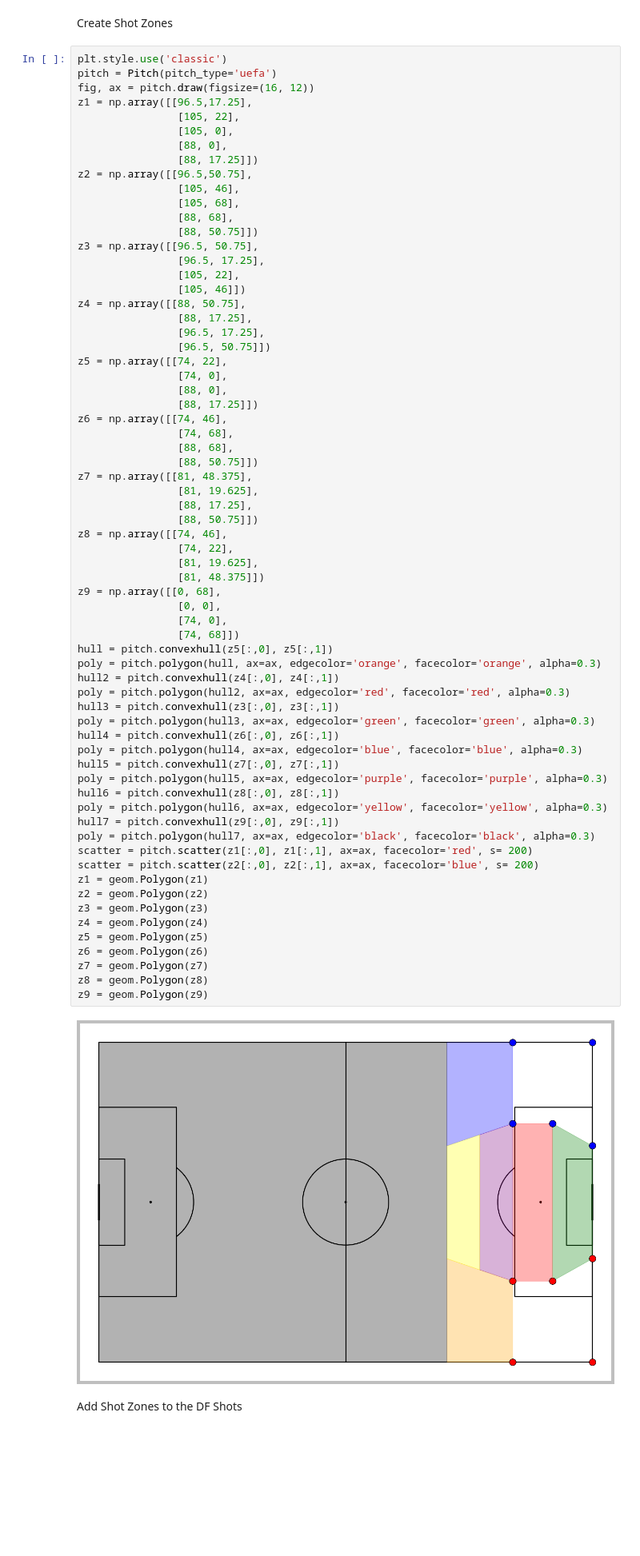
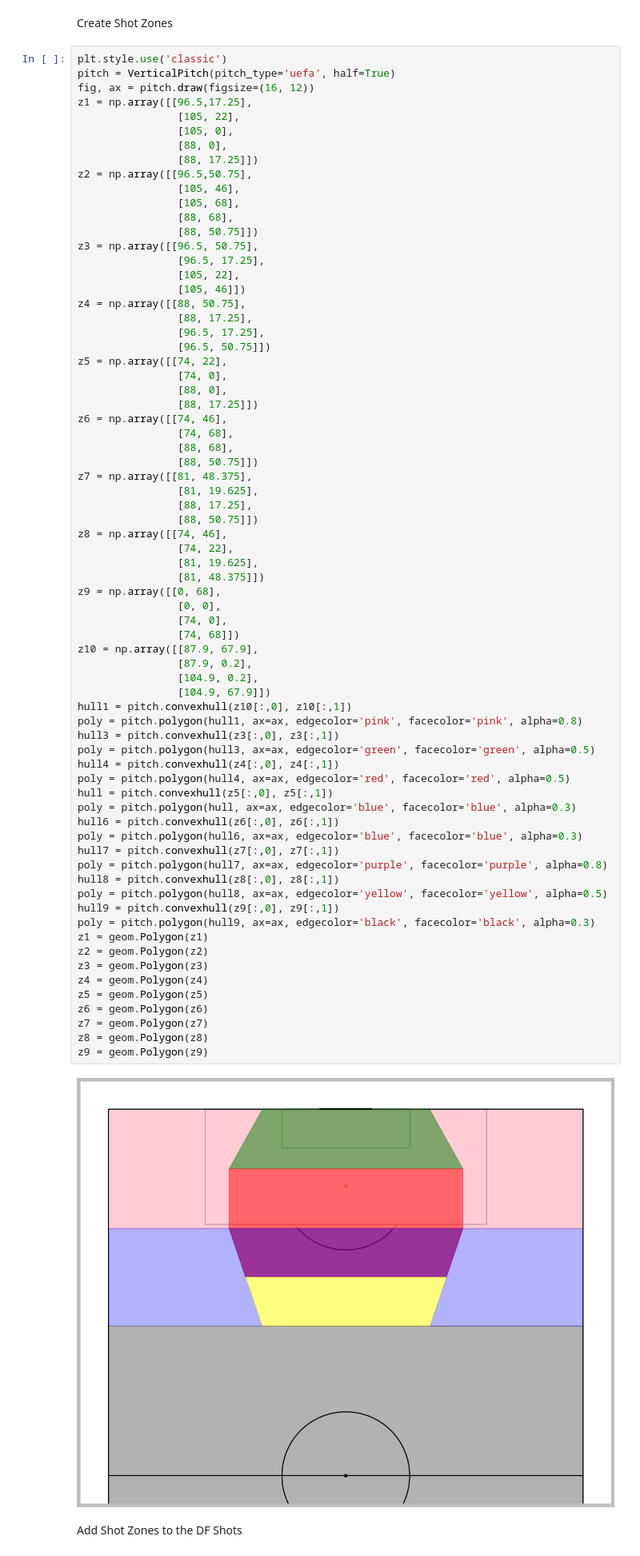
Before and after one commit to SergiRuizUNIR/TFG, a Jupyter notebook: 07_Combinar_Tiros.ipynb, the cells around one changed output. Shown at 80% size. Cells and saved outputs as stored; diff of their text form; blank space fills up the shorter version.

```diff
--- a/07_Combinar_Tiros.ipynb
+++ b/07_Combinar_Tiros.ipynb
@@ -234,7 +249,7 @@ fig.savefig(os.path.join(cwd, 'figures', '17_number_of_shots_by_location.png'),
 Create Shot Zones
 # %%
 plt.style.use('classic')
-pitch = Pitch(pitch_type='uefa')
+pitch = VerticalPitch(pitch_type='uefa', half=True)
 fig, ax = pitch.draw(figsize=(16, 12))
 z1 = np.array([[96.5,17.25],
                 [105, 22],
@@ -258,49 +273,53 @@ z5 = np.array([[74, 22],
                 [74, 0],
                 [88, 0],
                 [88, 17.25]])
 z6 = np.array([[74, 46],
                 [74, 68],
                 [88, 68],
                 [88, 50.75]])
 z7 = np.array([[81, 48.375],
                 [81, 19.625],
                 [88, 17.25],
                 [88, 50.75]])
 z8 = np.array([[74, 46],
                 [74, 22],
                 [81, 19.625],
                 [81, 48.375]])
 z9 = np.array([[0, 68],
                 [0, 0],
                 [74, 0],
                 [74, 68]])
+z10 = np.array([[87.9, 67.9],
+                [87.9, 0.2],
+                [104.9, 0.2],
+                [104.9, 67.9]])
+hull1 = pitch.convexhull(z10[:,0], z10[:,1])
+poly = pitch.polygon(hull1, ax=ax, edgecolor='pink', facecolor='pink', alpha=0.8)
+hull3 = pitch.convexhull(z3[:,0], z3[:,1])
+poly = pitch.polygon(hull3, ax=ax, edgecolor='green', facecolor='green', alpha=0.5)
+hull4 = pitch.convexhull(z4[:,0], z4[:,1])
+poly = pitch.polygon(hull4, ax=ax, edgecolor='red', facecolor='red', alpha=0.5)
 hull = pitch.convexhull(z5[:,0], z5[:,1])
-poly = pitch.polygon(hull, ax=ax, edgecolor='orange', facecolor='orange', alpha=0.3)
-hull2 = pitch.convexhull(z4[:,0], z4[:,1])
-poly = pitch.polygon(hull2, ax=ax, edgecolor='red', facecolor='red', alpha=0.3)
-hull3 = pitch.convexhull(z3[:,0], z3[:,1])
-poly = pitch.polygon(hull3, ax=ax, edgecolor='green', facecolor='green', alpha=0.3)
-hull4 = pitch.convexhull(z6[:,0], z6[:,1])
-poly = pitch.polygon(hull4, ax=ax, edgecolor='blue', facecolor='blue', alpha=0.3)
-hull5 = pitch.convexhull(z7[:,0], z7[:,1])
-poly = pitch.polygon(hull5, ax=ax, edgecolor='purple', facecolor='purple', alpha=0.3)
-hull6 = pitch.convexhull(z8[:,0], z8[:,1])
-poly = pitch.polygon(hull6, ax=ax, edgecolor='yellow', facecolor='yellow', alpha=0.3)
-hull7 = pitch.convexhull(z9[:,0], z9[:,1])
-poly = pitch.polygon(hull7, ax=ax, edgecolor='black', facecolor='black', alpha=0.3)
-scatter = pitch.scatter(z1[:,0], z1[:,1], ax=ax, facecolor='red', s= 200)
-scatter = pitch.scatter(z2[:,0], z2[:,1], ax=ax, facecolor='blue', s= 200)
+poly = pitch.polygon(hull, ax=ax, edgecolor='blue', facecolor='blue', alpha=0.3)
+hull6 = pitch.convexhull(z6[:,0], z6[:,1])
+poly = pitch.polygon(hull6, ax=ax, edgecolor='blue', facecolor='blue', alpha=0.3)
+hull7 = pitch.convexhull(z7[:,0], z7[:,1])
+poly = pitch.polygon(hull7, ax=ax, edgecolor='purple', facecolor='purple', alpha=0.8)
+hull8 = pitch.convexhull(z8[:,0], z8[:,1])
+poly = pitch.polygon(hull8, ax=ax, edgecolor='yellow', facecolor='yellow', alpha=0.5)
+hull9 = pitch.convexhull(z9[:,0], z9[:,1])
+poly = pitch.polygon(hull9, ax=ax, edgecolor='black', facecolor='black', alpha=0.3)
 z1 = geom.Polygon(z1)
 z2 = geom.Polygon(z2)
 z3 = geom.Polygon(z3)
 z4 = geom.Polygon(z4)
 z5 = geom.Polygon(z5)
 z6 = geom.Polygon(z6)
 z7 = geom.Polygon(z7)
 z8 = geom.Polygon(z8)
 z9 = geom.Polygon(z9)
 # %% [output]
-[figure, old version]
+[figure, new version]
 # %% [markdown]
 Add Shot Zones to the DF Shots
 # %%
```
Also changed, not shown: parts of 32 cells of this notebook, 4 other files.
